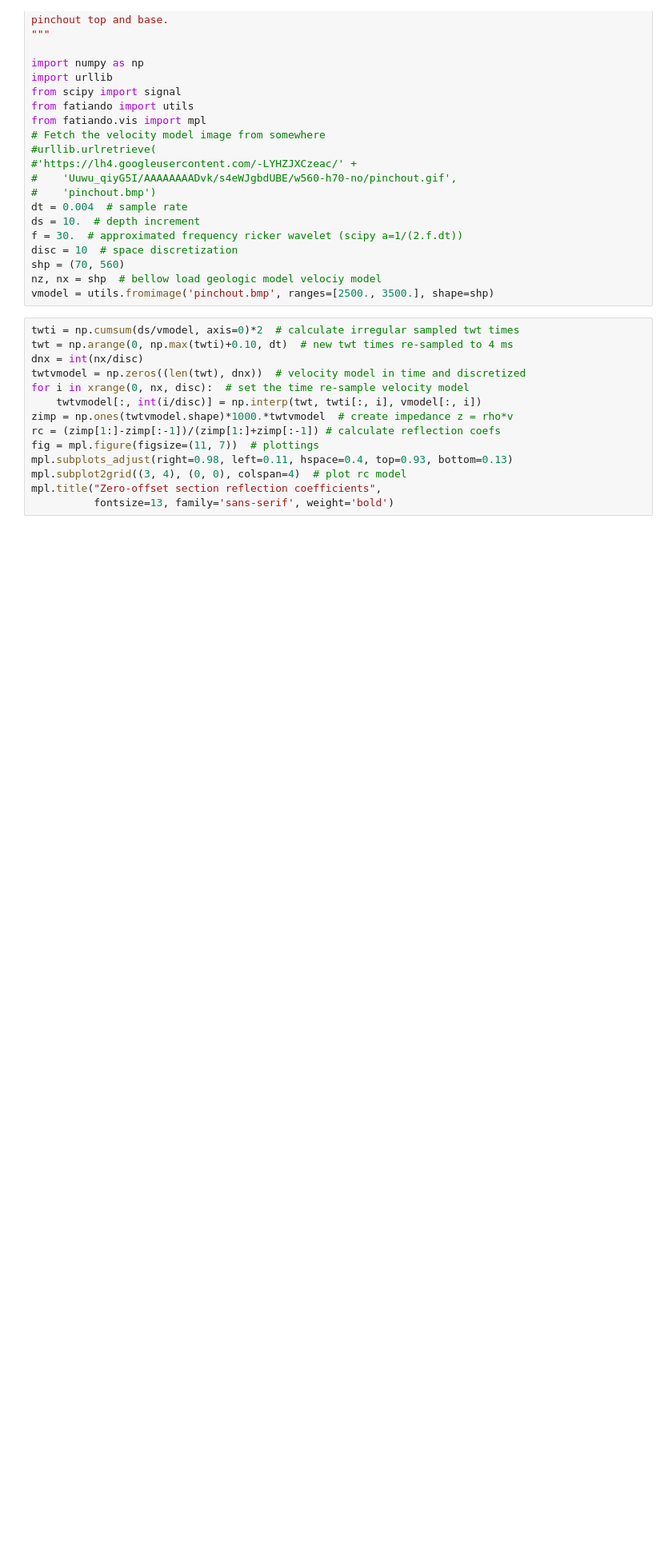
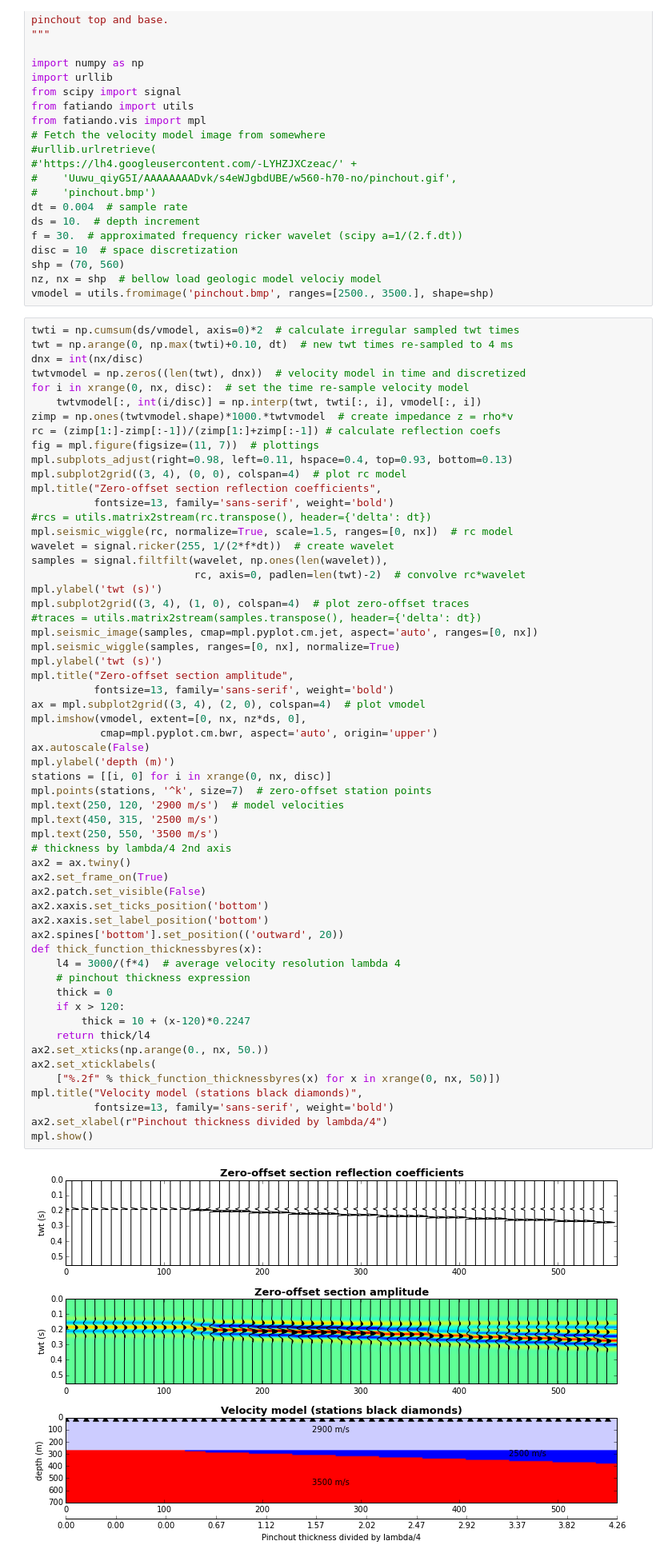
Before and after one commit to eusoubrasileiro/geonumerics, a Jupyter notebook: ipython_notebooks/Fatiando Seismic Plot Conv.ipynb, the cells around one changed output. Shown at 80% size. Cells and saved outputs as stored; diff of their text form; blank space fills up the shorter version.

Commit message:
Old convolutional model recipe cookbook now working.

```diff
--- a/ipython_notebooks/Fatiando Seismic Plot Conv.ipynb
+++ b/ipython_notebooks/Fatiando Seismic Plot Conv.ipynb
@@ -40,14 +51,60 @@ vmodel = utils.fromimage('pinchout.bmp', ranges=[2500., 3500.], shape=shp)
 # %%
 twti = np.cumsum(ds/vmodel, axis=0)*2  # calculate irregular sampled twt times
 twt = np.arange(0, np.max(twti)+0.10, dt)  # new twt times re-sampled to 4 ms
 dnx = int(nx/disc)
 twtvmodel = np.zeros((len(twt), dnx))  # velocity model in time and discretized
 for i in xrange(0, nx, disc):  # set the time re-sample velocity model
     twtvmodel[:, int(i/disc)] = np.interp(twt, twti[:, i], vmodel[:, i])
 zimp = np.ones(twtvmodel.shape)*1000.*twtvmodel  # create impedance z = rho*v
 rc = (zimp[1:]-zimp[:-1])/(zimp[1:]+zimp[:-1]) # calculate reflection coefs
 fig = mpl.figure(figsize=(11, 7))  # plottings
 mpl.subplots_adjust(right=0.98, left=0.11, hspace=0.4, top=0.93, bottom=0.13)
 mpl.subplot2grid((3, 4), (0, 0), colspan=4)  # plot rc model
 mpl.title("Zero-offset section reflection coefficients",
           fontsize=13, family='sans-serif', weight='bold')
+#rcs = utils.matrix2stream(rc.transpose(), header={'delta': dt})
+mpl.seismic_wiggle(rc, normalize=True, scale=1.5, ranges=[0, nx])  # rc model
+wavelet = signal.ricker(255, 1/(2*f*dt))  # create wavelet
+samples = signal.filtfilt(wavelet, np.ones(len(wavelet)),
+                          rc, axis=0, padlen=len(twt)-2)  # convolve rc*wavelet
+mpl.ylabel('twt (s)')
+mpl.subplot2grid((3, 4), (1, 0), colspan=4)  # plot zero-offset traces
+#traces = utils.matrix2stream(samples.transpose(), header={'delta': dt})
+mpl.seismic_image(samples, cmap=mpl.pyplot.cm.jet, aspect='auto', ranges=[0, nx])
+mpl.seismic_wiggle(samples, ranges=[0, nx], normalize=True)
+mpl.ylabel('twt (s)')
+mpl.title("Zero-offset section amplitude",
+          fontsize=13, family='sans-serif', weight='bold')
+ax = mpl.subplot2grid((3, 4), (2, 0), colspan=4)  # plot vmodel
+mpl.imshow(vmodel, extent=[0, nx, nz*ds, 0],
+           cmap=mpl.pyplot.cm.bwr, aspect='auto', origin='upper')
+ax.autoscale(False)
+mpl.ylabel('depth (m)')
+stations = [[i, 0] for i in xrange(0, nx, disc)]
+mpl.points(stations, '^k', size=7)  # zero-offset station points
+mpl.text(250, 120, '2900 m/s')  # model velocities
+mpl.text(450, 315, '2500 m/s')
+mpl.text(250, 550, '3500 m/s')
+# thickness by lambda/4 2nd axis
+ax2 = ax.twiny()
+ax2.set_frame_on(True)
+ax2.patch.set_visible(False)
+ax2.xaxis.set_ticks_position('bottom')
+ax2.xaxis.set_label_position('bottom')
+ax2.spines['bottom'].set_position(('outward', 20))
+def thick_function_thicknessbyres(x):
+    l4 = 3000/(f*4)  # average velocity resolution lambda 4
+    # pinchout thickness expression
+    thick = 0
+    if x > 120:
+        thick = 10 + (x-120)*0.2247
+    return thick/l4
+ax2.set_xticks(np.arange(0., nx, 50.))
+ax2.set_xticklabels(
+    ["%.2f" % thick_function_thicknessbyres(x) for x in xrange(0, nx, 50)])
+mpl.title("Velocity model (stations black diamonds)",
+          fontsize=13, family='sans-serif', weight='bold')
+ax2.set_xlabel(r"Pinchout thickness divided by lambda/4")
+mpl.show()
+# %% [output]
+[figure, added]
```
Also changed, not shown: parts of 6 cells of this notebook.
